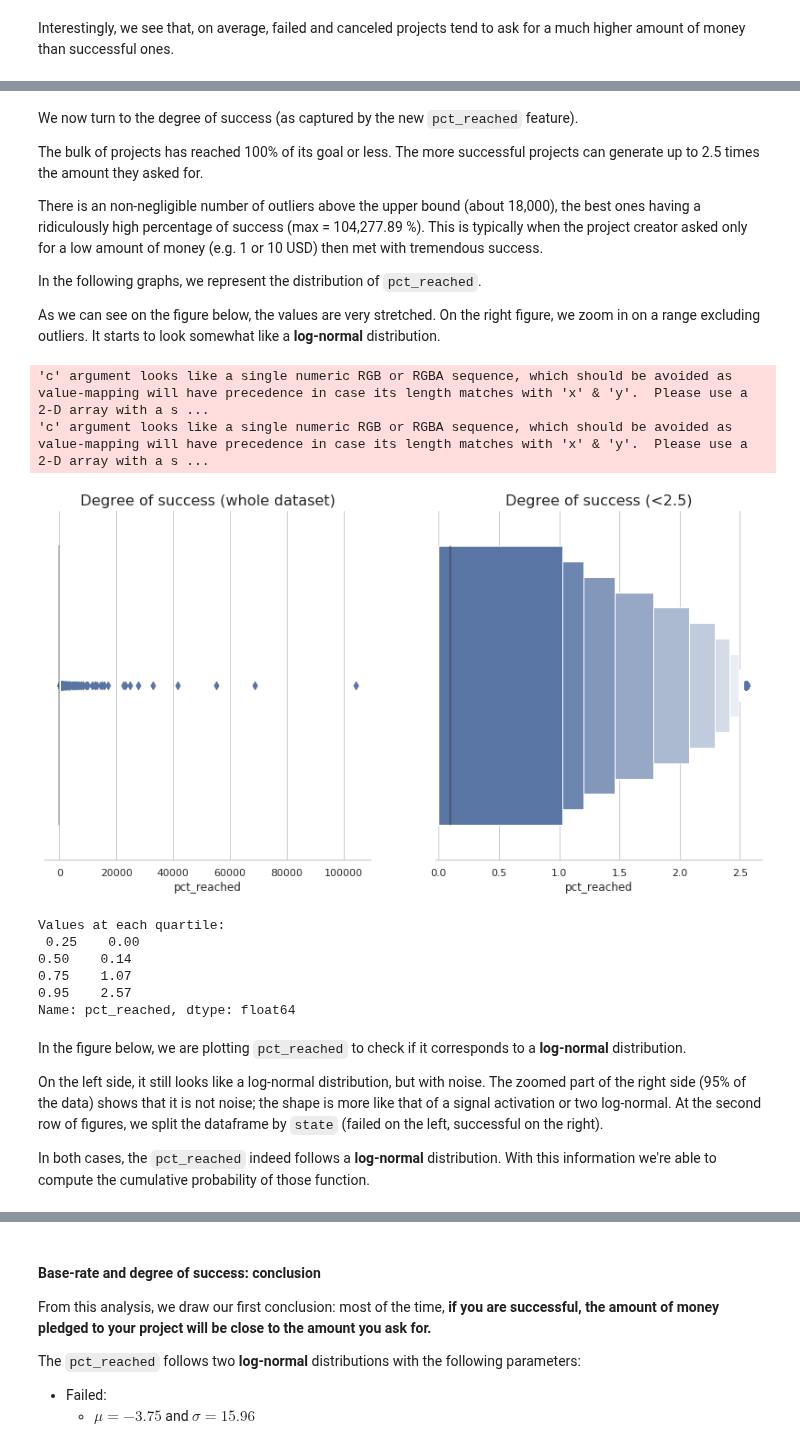
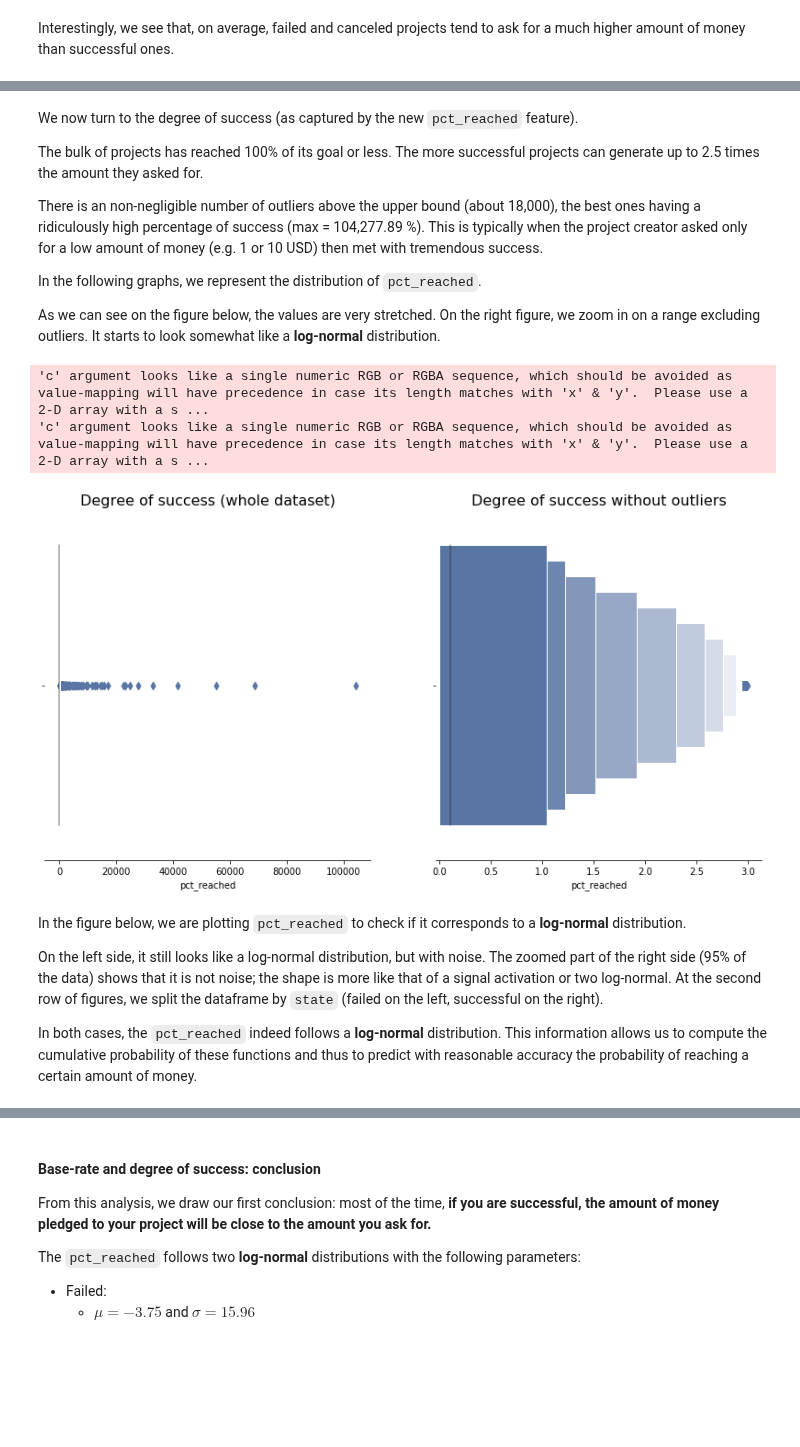
Before and after one commit to tbacha/DMML2019_Team_Apple, a Jupyter notebook: code/Kickstarter_notebook_Team_Apple_EDA.ipynb, the cells around one changed output, grey strips where cells are left out. Cells and saved outputs as stored; diff of their text form; code cells hidden in the pictures; blank space fills up the shorter version.

```diff
--- a/code/Kickstarter_notebook_Team_Apple_EDA.ipynb
+++ b/code/Kickstarter_notebook_Team_Apple_EDA.ipynb
@@ -207,31 +210,31 @@ There is an non-negligible number of outliers above the upper bound (about 18,00
 
 In the following graphs, we represent the distribution of `pct_reached`.
 
-As we can see on the figure below, the values are very stretched. On the right figure, we zoom in on a range excluding outliers. It starts to look somewhat like a **log-normal** distribution.
+As we can see on the figure below, the values are very stretched. On the right figure, we zoom in on a range excluding outliers.
+It starts to look somewhat like a **log-normal** distribution.
 # %%
+q1,q3 = np.percentile(df["pct_reached"],[25,75])
+q1_suc,q3_suc = np.percentile(df[df['state']==1]["pct_reached"],[25,75])
+
+upper_bound = round((q3 +(1.5 * (q3 - q1))),0)
+upper_bound_suc = round((q3_suc +(1.5 * (q3_suc - q1_suc))),0)
+
 f, axes = plt.subplots(1, 2, figsize=(14, 7), sharex=False)
 sns.set(style="whitegrid")
 sns.despine(left=True)
 sns.boxenplot(x="pct_reached",color="b", scale="linear", data=df,ax=axes[0]).set_title("Degree of success (whole dataset)", size=16)
-sns.boxenplot(x="pct_reached",color="b", scale="linear", data=df[df["pct_reached"]<2.57],ax=axes[1]).set_title("Degree of success (<2.5)", size=16)
+sns.boxenplot(x="pct_reached",color="b", scale="linear", data=df[df["pct_reached"]<upper_bound],ax=axes[1]).set_title("Degree of success without outliers", size=16)
 plt.show()
-print("Values at each quartile:\n", df["pct_reached"].quantile([0.25,0.5,0.75,0.95]))
 # %% [output]
 'c' argument looks like a single numeric RGB or RGBA sequence, which should be avoided as value-mapping will have precedence in case its length matches with 'x' & 'y'.  Please use a 2-D array with a s ...
 'c' argument looks like a single numeric RGB or RGBA sequence, which should be avoided as value-mapping will have precedence in case its length matches with 'x' & 'y'.  Please use a 2-D array with a s ...
-[figure, old version]
+[figure, new version]
-Values at each quartile:
- 0.25    0.00
-0.50    0.14
-0.75    1.07
-0.95    2.57
-Name: pct_reached, dtype: float64
 # %% [markdown]
 In the figure below, we are plotting `pct_reached` to check if it corresponds to a **log-normal** distribution.
 
 On the left side, it still looks like a log-normal distribution, but with noise. The zoomed part of the right side (95% of the data) shows that it is not noise; the shape is more like that of a signal activation or two log-normal. At the second row of figures, we split the dataframe by `state` (failed on the left, successful on the right).
 
-In both cases, the `pct_reached` indeed follows a **log-normal** distribution. With this information we're able to compute the cumulative probability of those function.
+In both cases, the `pct_reached` indeed follows a **log-normal** distribution. This information allows us to compute the cumulative probability of these functions and thus to predict with reasonable accuracy the probability of reaching a certain amount of money.
 # %%
 f, axes = plt.subplots(3, 2, figsize=(14, 15), sharex=False)
 sns.despine(left=True)
```
Also changed, not shown: parts of 14 cells of this notebook.
